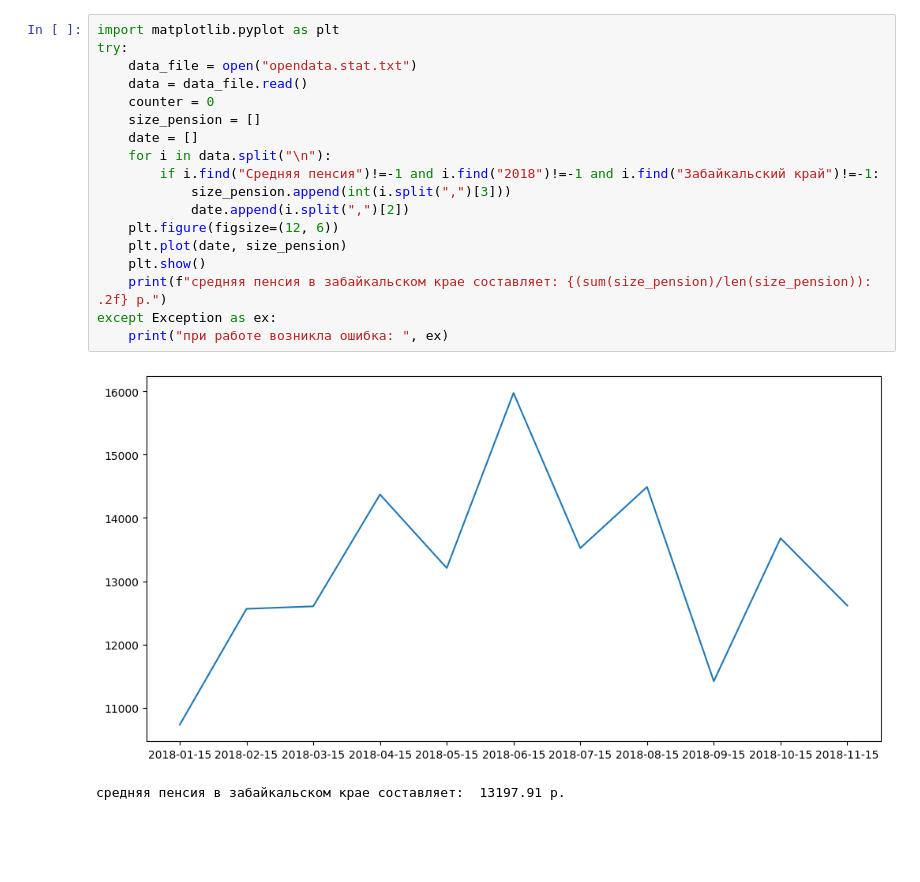
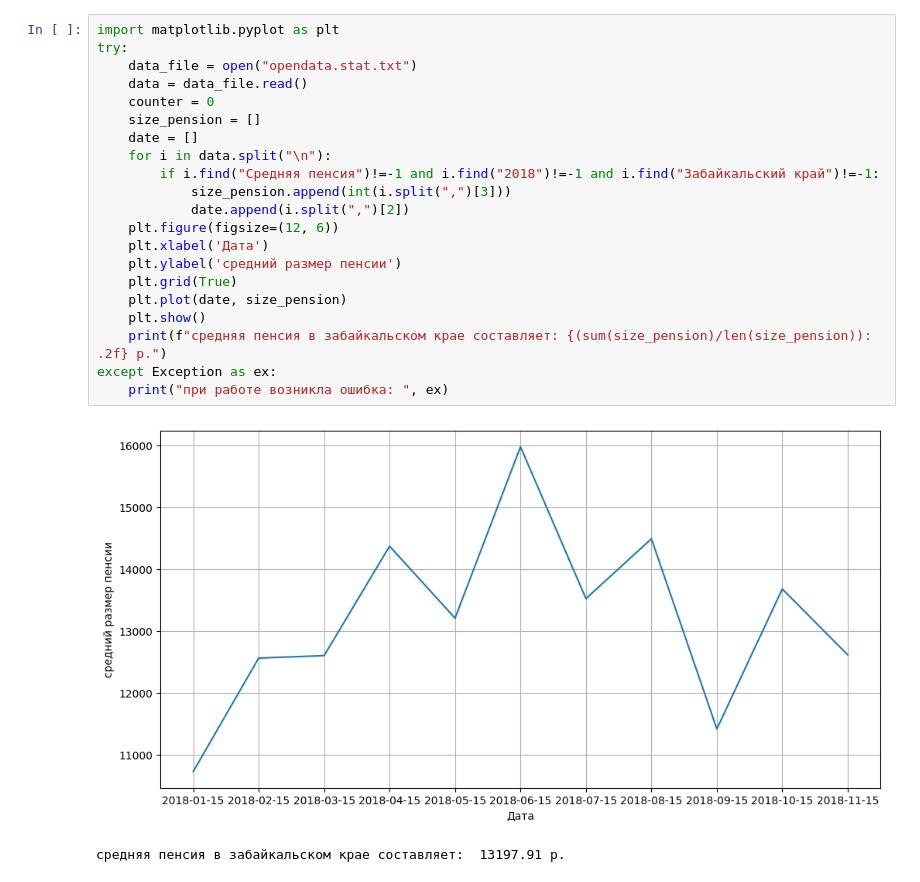
Before and after one commit to MaksimRub/Laboratory-work-1, a Jupyter notebook: 76.ipynb, the cells around one changed output. Drawn from its saved outputs; the diff is of its cells as text; blank space fills up the shorter version.

```diff
--- a/76.ipynb
+++ b/76.ipynb
@@ -1,21 +1,24 @@
 # %%
 import matplotlib.pyplot as plt
 try:
     data_file = open("opendata.stat.txt")
     data = data_file.read()
     counter = 0
     size_pension = []
     date = []
     for i in data.split("\n"):
         if i.find("Средняя пенсия")!=-1 and i.find("2018")!=-1 and i.find("Забайкальский край")!=-1:
             size_pension.append(int(i.split(",")[3]))
             date.append(i.split(",")[2])
     plt.figure(figsize=(12, 6))
+    plt.xlabel('Дата')
+    plt.ylabel('средний размер пенсии')
+    plt.grid(True)
     plt.plot(date, size_pension)
     plt.show()
     print(f"средняя пенсия в забайкальском крае составляет: {(sum(size_pension)/len(size_pension)): .2f} р.")
 except Exception as ex:
     print("при работе возникла ошибка: ", ex)
 # %% [output]
-[figure, old version]
+[figure, new version]
 средняя пенсия в забайкальском крае составляет:  13197.91 р.
```
